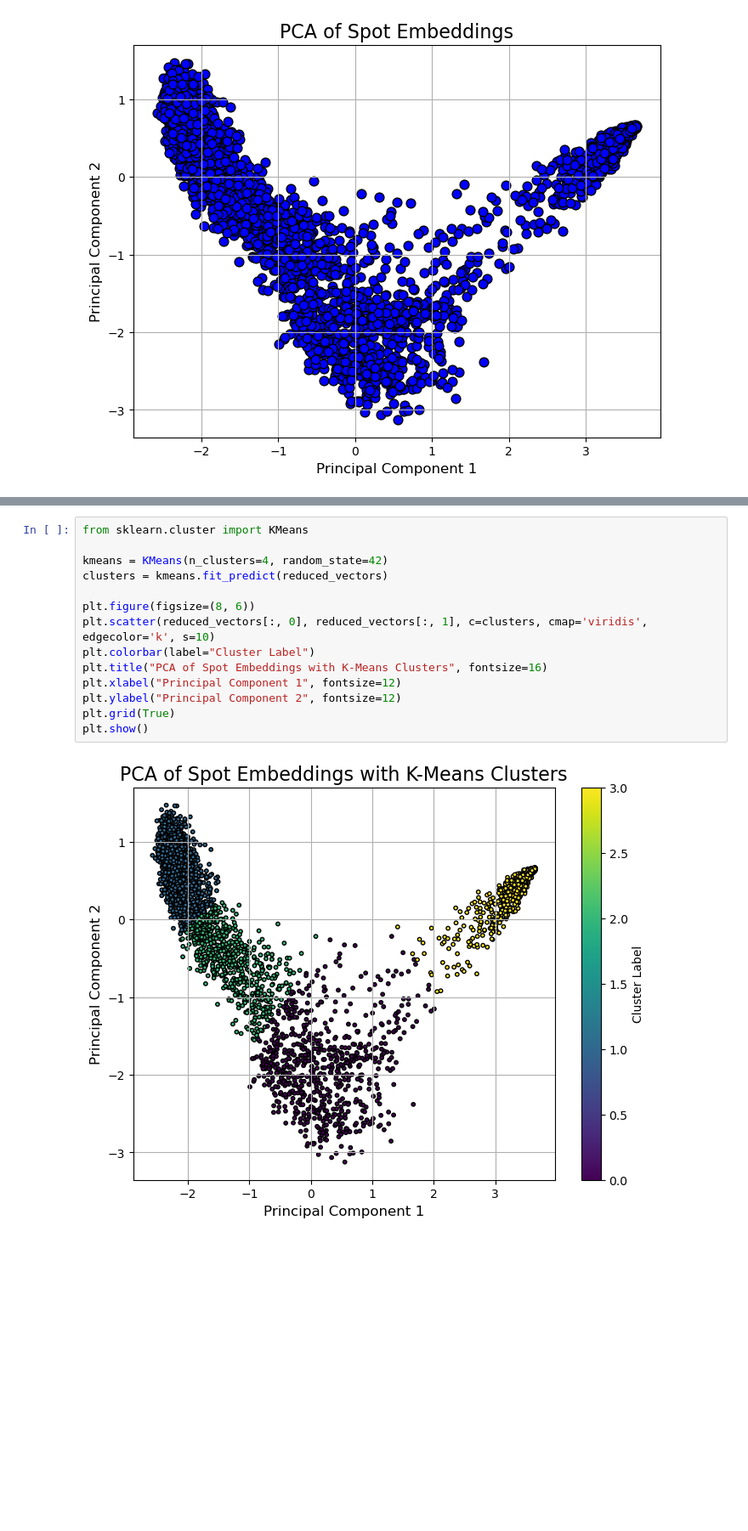
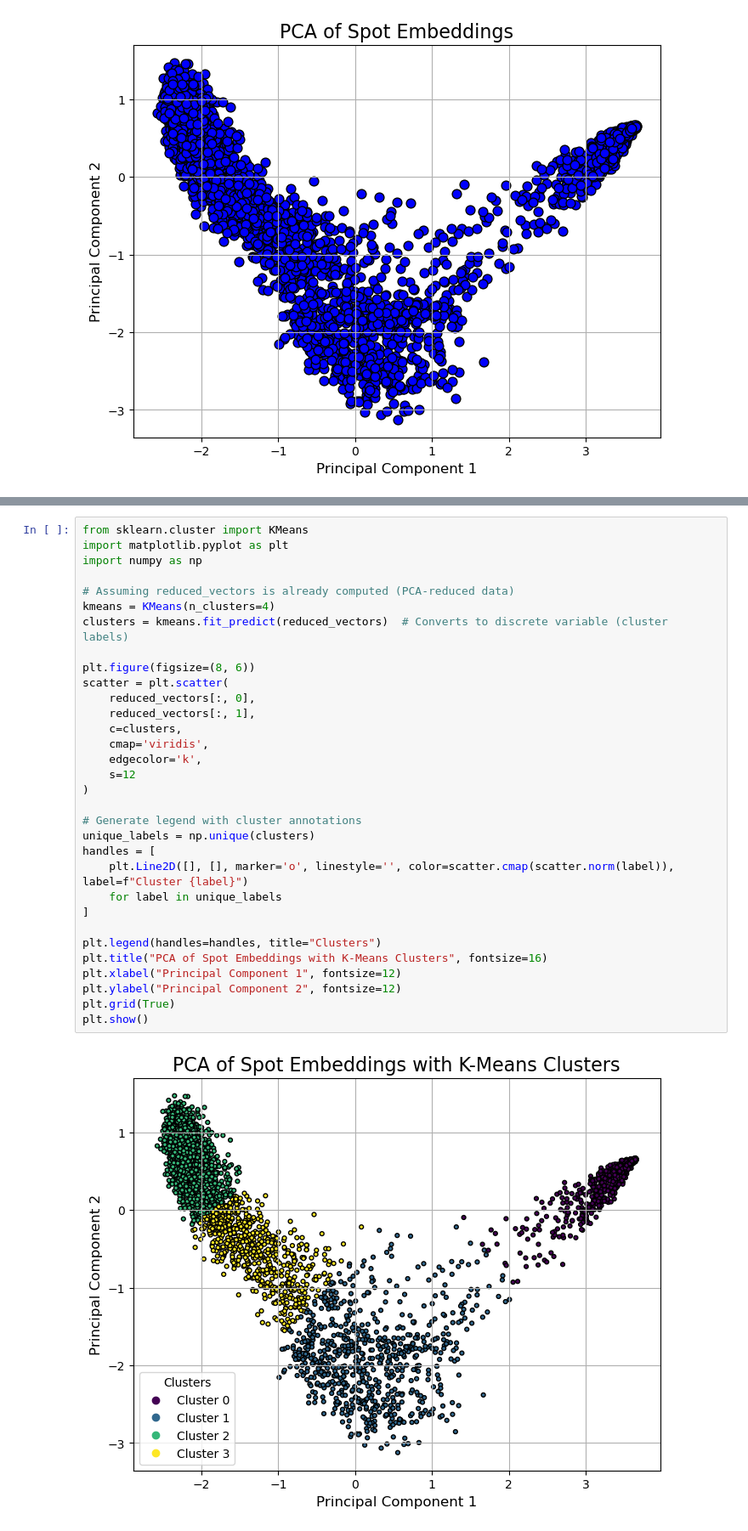
Before and after one commit to lixinglin-AI/Identifying-Cellular-Niche-in-Spatial-Transcriptomics-with-LLM, a Jupyter notebook: image_preprocessing (2).ipynb, the cells around one changed output, grey strips where cells are left out. Shown at 85% size. Cells and saved outputs as stored; diff of their text form; blank space fills up the shorter version.

```diff
--- a/image_preprocessing (2).ipynb
+++ b/image_preprocessing (2).ipynb
@@ -162,16 +162,34 @@ There are 4 types of Manual Annotation, so we set K=4.
 # %%
 from sklearn.cluster import KMeans
+import matplotlib.pyplot as plt
+import numpy as np
 
-kmeans = KMeans(n_clusters=4, random_state=42)
-clusters = kmeans.fit_predict(reduced_vectors)
+# Assuming reduced_vectors is already computed (PCA-reduced data)
+kmeans = KMeans(n_clusters=4)
+clusters = kmeans.fit_predict(reduced_vectors)  # Converts to discrete variable (cluster labels)
 
 plt.figure(figsize=(8, 6))
-plt.scatter(reduced_vectors[:, 0], reduced_vectors[:, 1], c=clusters, cmap='viridis', edgecolor='k', s=10)
-plt.colorbar(label="Cluster Label")
+scatter = plt.scatter(
+    reduced_vectors[:, 0],
+    reduced_vectors[:, 1],
+    c=clusters,
+    cmap='viridis',
+    edgecolor='k',
+    s=12
+)
+
+# Generate legend with cluster annotations
+unique_labels = np.unique(clusters)
+handles = [
+    plt.Line2D([], [], marker='o', linestyle='', color=scatter.cmap(scatter.norm(label)), label=f"Cluster {label}")
+    for label in unique_labels
+]
+
+plt.legend(handles=handles, title="Clusters")
 plt.title("PCA of Spot Embeddings with K-Means Clusters", fontsize=16)
 plt.xlabel("Principal Component 1", fontsize=12)
 plt.ylabel("Principal Component 2", fontsize=12)
 plt.grid(True)
 plt.show()
 # %% [output]
-[figure, old version]
+[figure, new version]
```
Also changed, not shown: parts of 48 cells of this notebook.
